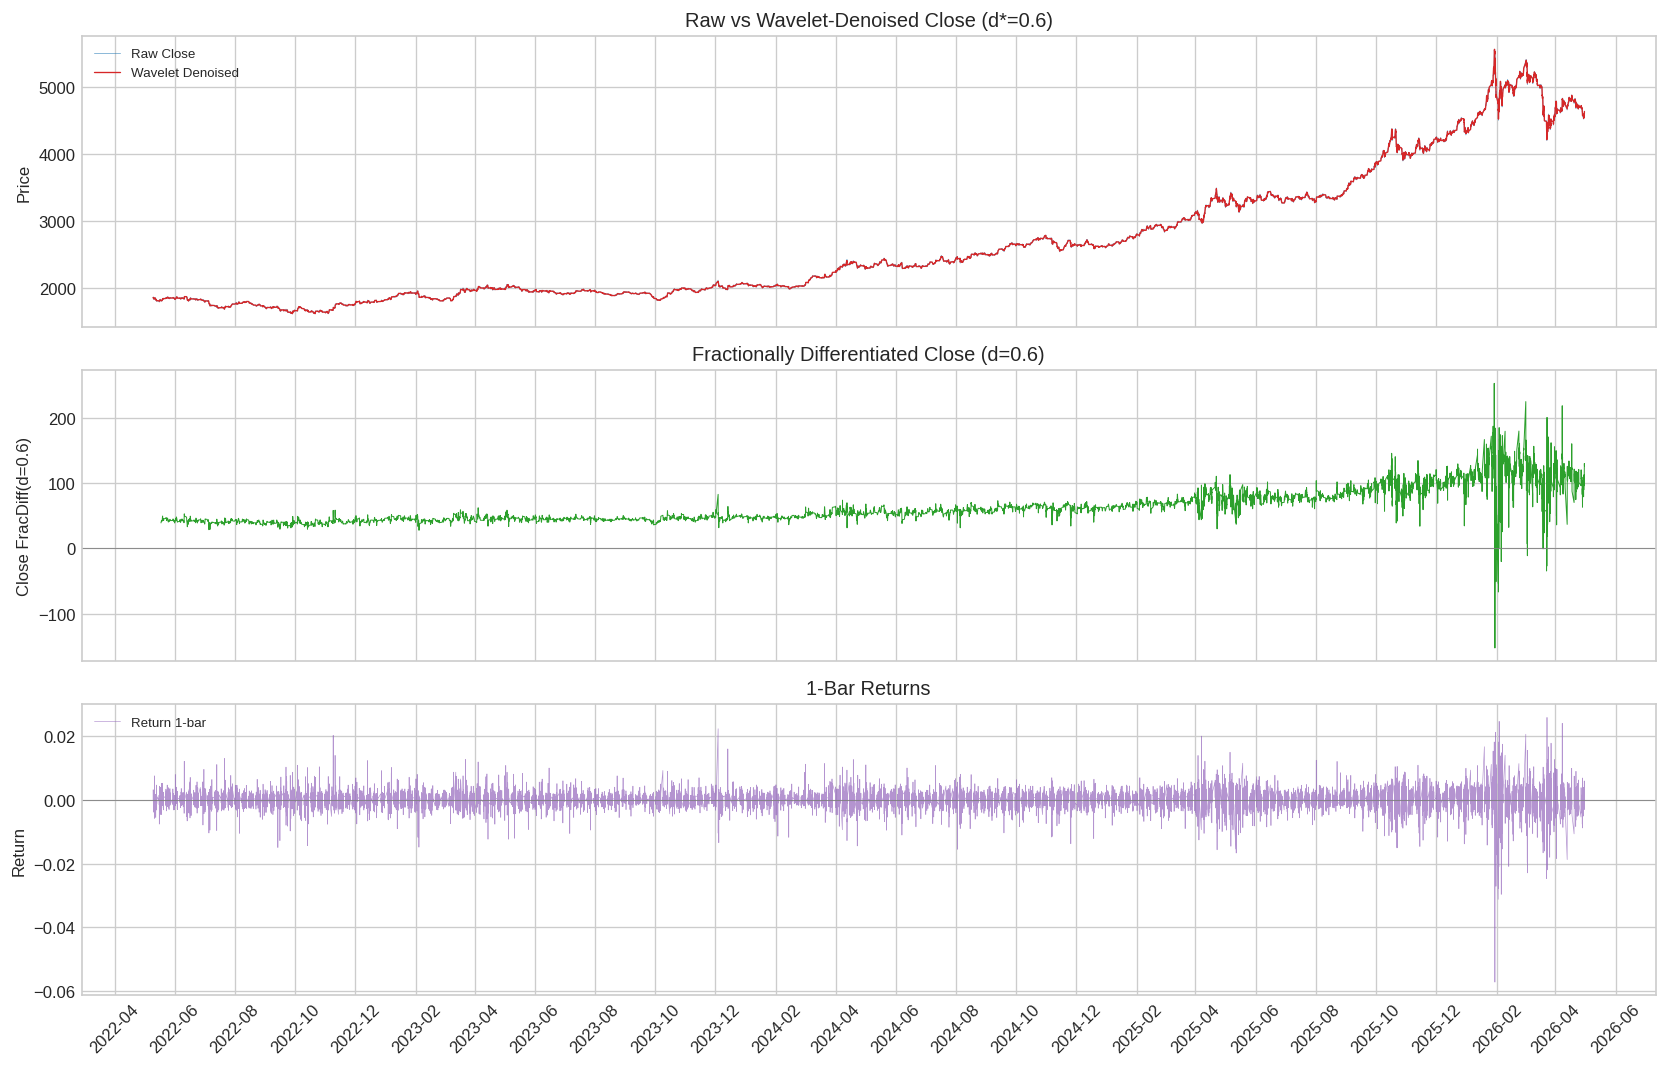
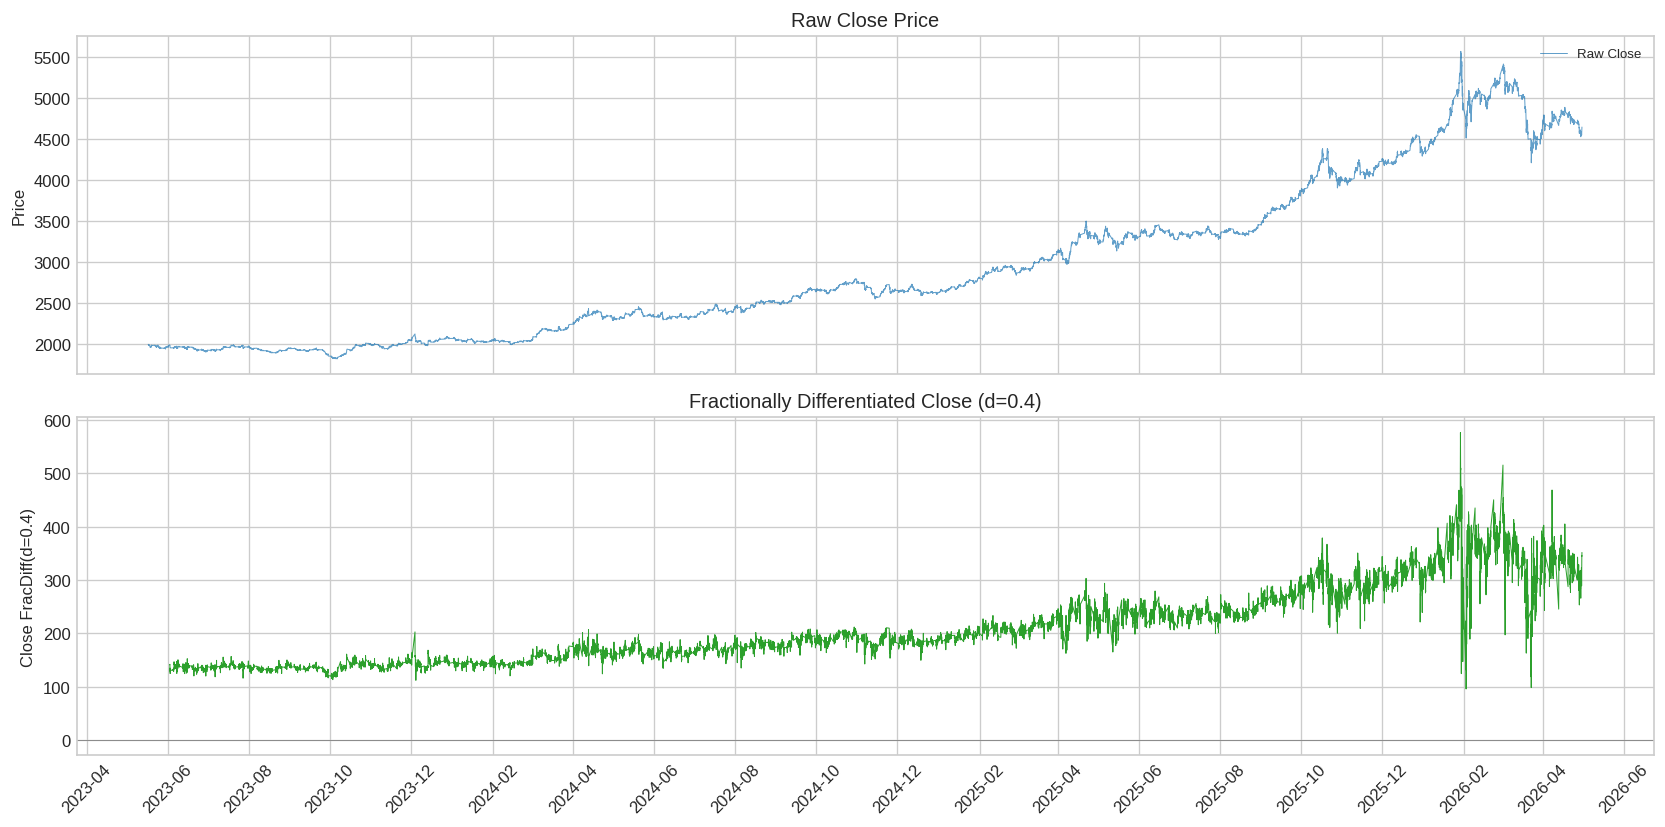
Code edit (unified diff) that turned the first committed figure into the second:
--- before
+++ after
@@ -1,12 +1,10 @@
 candles = dataset[["close"]].copy()
-candles["close_denoised"] = wavelet_denoise(candles["close"])
-frac_d = dataset.attrs.get("fractional_d", 0.5)
-candles["close_fracdiff"] = fractional_diff(candles["close_denoised"], frac_d)
+frac_d = dataset.attrs.get("fractional_d", 0.4)
+candles["close_fracdiff"] = fractional_diff(candles["close"], frac_d)
 
-fig, axes = plt.subplots(3, 1, figsize=(14, 9), sharex=True)
+fig, axes = plt.subplots(2, 1, figsize=(14, 7), sharex=True)
 
-axes[0].plot(candles.index, candles["close"], color="#1f77b4", linewidth=0.6, alpha=0.5, label="Raw Close")
-axes[0].plot(candles.index, candles["close_denoised"], color="#d62728", linewidth=0.8, label="Wavelet Denoised")
-axes[0].set_title(f"Raw vs Wavelet-Denoised Close (d*={frac_d})")
+axes[0].plot(candles.index, candles["close"], color="#1f77b4", linewidth=0.6, alpha=0.7, label="Raw Close")
+axes[0].set_title(f"Raw Close Price")
 axes[0].legend(fontsize=8)
 axes[0].set_ylabel("Price")
@@ -16,12 +14,6 @@
 axes[1].set_title(f"Fractionally Differentiated Close (d={frac_d})")
 axes[1].set_ylabel(f"Close FracDiff(d={frac_d})")
-
-axes[2].plot(candles.index, candles["close"].pct_change(), color="#9467bd", linewidth=0.4, alpha=0.7, label="Return 1-bar")
-axes[2].axhline(0, color="gray", linewidth=0.5)
-axes[2].set_title("1-Bar Returns")
-axes[2].set_ylabel("Return")
-axes[2].legend(fontsize=8)
-axes[2].xaxis.set_major_formatter(mdates.DateFormatter("%Y-%m"))
-axes[2].xaxis.set_major_locator(mdates.MonthLocator(interval=2))
+axes[1].xaxis.set_major_formatter(mdates.DateFormatter("%Y-%m"))
+axes[1].xaxis.set_major_locator(mdates.MonthLocator(interval=2))
 plt.xticks(rotation=45)
 

Commit: refactor: remove wavelet, fixed frac d, purge split, 3 base models